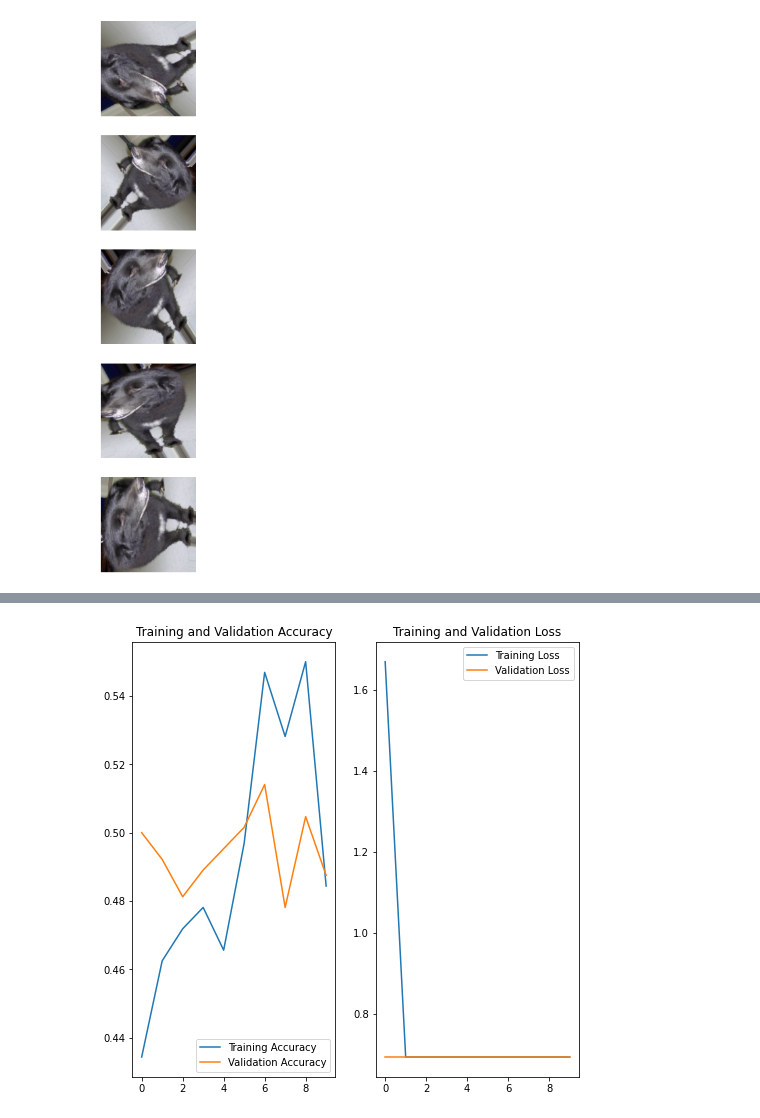
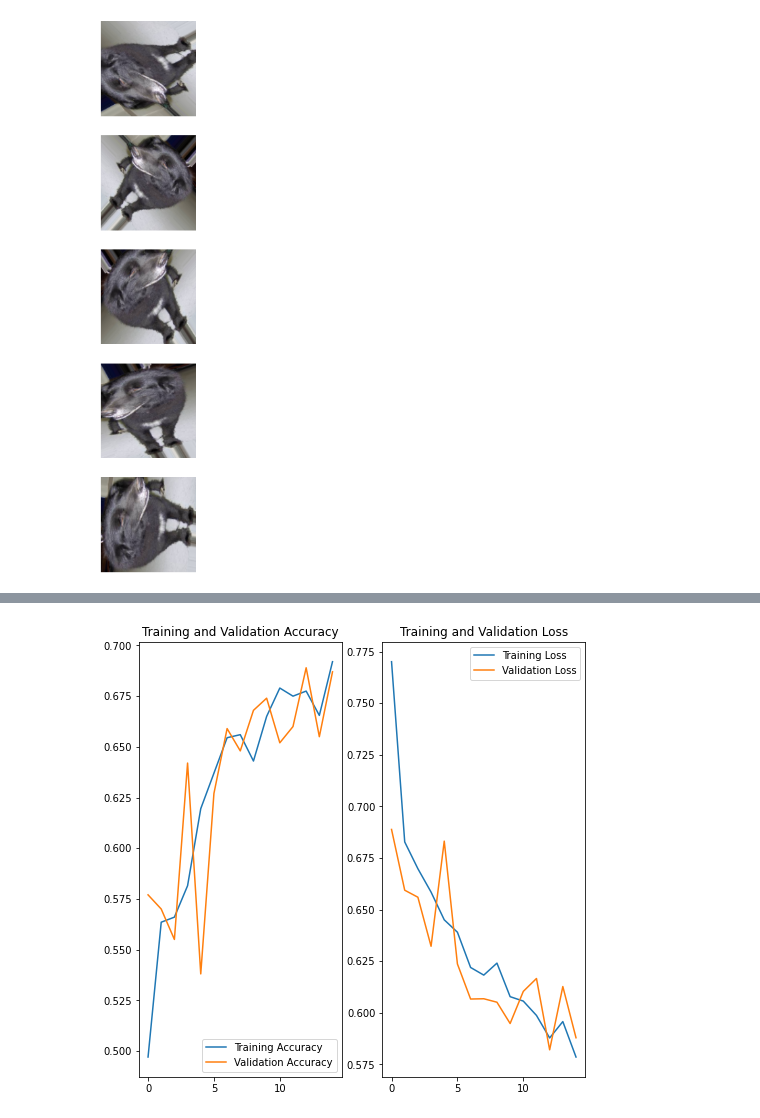
Before and after one commit to antonatem/cats-dogs-classification, a Jupyter notebook: cat_dog_classification.ipynb, the cells around one changed output, grey strips where cells are left out. Saved outputs shown, nothing was run; the diff lists cells and outputs as text; code cells hidden in the pictures.

Commit message:
Edit layers and retrain model

```diff
--- a/cat_dog_classification.ipynb
+++ b/cat_dog_classification.ipynb
@@ -99,18 +99,17 @@ plotImages(augmented_images)
 # %%
 # Create model and compile
 model = Sequential()
-model.add(Conv2D(32, (3, 3), input_shape=(150, 150, 3)))
+model.add(Conv2D(32, (3, 3), input_shape=(IMG_HEIGHT, IMG_WIDTH, 3)))
 model.add(MaxPooling2D((2, 2)))
 model.add(Conv2D(64, (3, 3), activation='relu'))
 model.add(MaxPooling2D((2, 2)))
-model.add(Conv2D(64, (3, 3), activation='relu'))
 model.add(Flatten())
 model.add(Dense(64, activation='relu'))
-model.add(Dense(10))
+model.add(Dense(1, activation='sigmoid'))
 
 model.summary()
 
 model.compile(optimizer='adam',
-              loss='sparse_categorical_crossentropy',
+              loss='binary_crossentropy',
               metrics=['accuracy'])
 # %% [output]
@@ -133,6 +132,12 @@ Non-trainable params: 0
 _________________________________________________________________
 # %%
 # Train model on train dataset and validate with validation dataset
-history = model.fit(train_data_gen, steps_per_epoch=10,  epochs=10,
-                    validation_data=val_data_gen, validation_steps=20)
+steps_per_epoch = int(np.ceil(total_train / batch_size))
+validation_steps = int(np.ceil(total_val / batch_size))
+
+history = model.fit(train_data_gen,
+                    steps_per_epoch=steps_per_epoch,
+                    epochs=epochs,
+                    validation_data=val_data_gen,
+                    validation_steps=validation_steps)
 # %% [output]
@@ -159,25 +161,24 @@ Epoch 10/10
 # %%
 # Plot loss and acc curves
 acc = history.history['accuracy']
 val_acc = history.history['val_accuracy']
 
 loss = history.history['loss']
 val_loss = history.history['val_loss']
-epochs = 10
-epochs_range = range(epochs)
+epochs_range = range(15)
 
 plt.figure(figsize=(8, 8))
 plt.subplot(1, 2, 1)
 plt.plot(epochs_range, acc, label='Training Accuracy')
 plt.plot(epochs_range, val_acc, label='Validation Accuracy')
 plt.legend(loc='lower right')
 plt.title('Training and Validation Accuracy')
 
 plt.subplot(1, 2, 2)
 plt.plot(epochs_range, loss, label='Training Loss')
 plt.plot(epochs_range, val_loss, label='Validation Loss')
 plt.legend(loc='upper right')
 plt.title('Training and Validation Loss')
 plt.show()
 # %% [output]
-[figure, old version]
+[figure, new version]
```
Also changed, not shown: parts of 3 cells of this notebook.
